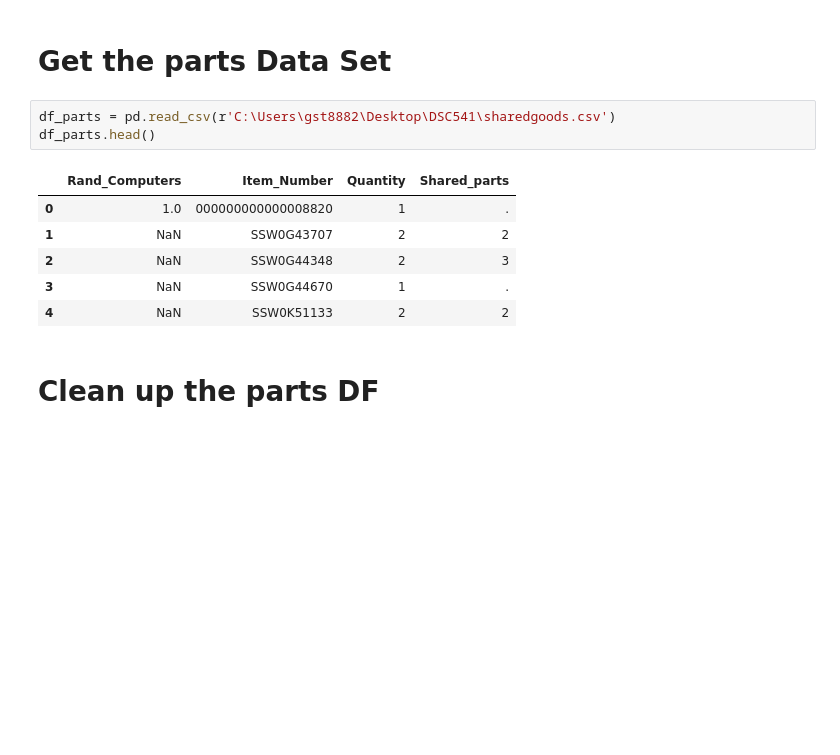
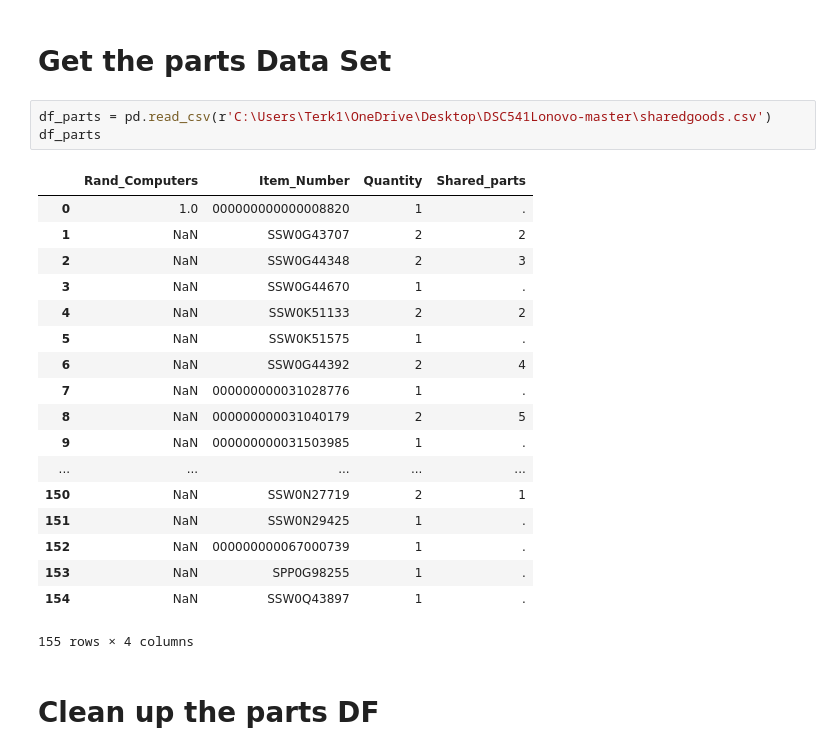
Before and after one commit to BigTerk/DSC541Lonovo, a Jupyter notebook: Lenovo.ipynb, the cells around one changed output. Saved outputs shown, nothing was run; the diff lists cells and outputs as text; blank space fills up the shorter version.

Commit message:
Parts level data set created

```diff
--- a/Lenovo.ipynb
+++ b/Lenovo.ipynb
@@ -185,14 +185,26 @@ df_orders
 # %% [markdown]
 # Get the parts Data Set
 # %%
-df_parts = pd.read_csv(r'C:\Users\gst8882\Desktop\DSC541\sharedgoods.csv')
-df_parts.head()
+df_parts = pd.read_csv(r'C:\Users\Terk1\OneDrive\Desktop\DSC541Lonovo-master\sharedgoods.csv')
+df_parts
 # %% [output]
 |  | Rand_Computers | Item_Number | Quantity | Shared_parts |
 | 0 | 1.0 | 000000000000008820 | 1 | . |
 | 1 | NaN | SSW0G43707 | 2 | 2 |
 | 2 | NaN | SSW0G44348 | 2 | 3 |
 | 3 | NaN | SSW0G44670 | 1 | . |
 | 4 | NaN | SSW0K51133 | 2 | 2 |
+| 5 | NaN | SSW0K51575 | 1 | . |
+| 6 | NaN | SSW0G44392 | 2 | 4 |
+| 7 | NaN | 000000000031028776 | 1 | . |
+| 8 | NaN | 000000000031040179 | 2 | 5 |
+| 9 | NaN | 000000000031503985 | 1 | . |
+| ... | ... | ... | ... | ... |
+| 150 | NaN | SSW0N27719 | 2 | 1 |
+| 151 | NaN | SSW0N29425 | 1 | . |
+| 152 | NaN | 000000000067000739 | 1 | . |
+| 153 | NaN | SPP0G98255 | 1 | . |
+| 154 | NaN | SSW0Q43897 | 1 | . |
+155 rows × 4 columns
 # %% [markdown]
 # Clean up the parts DF
```
Also changed, not shown: parts of 15 cells of this notebook.
